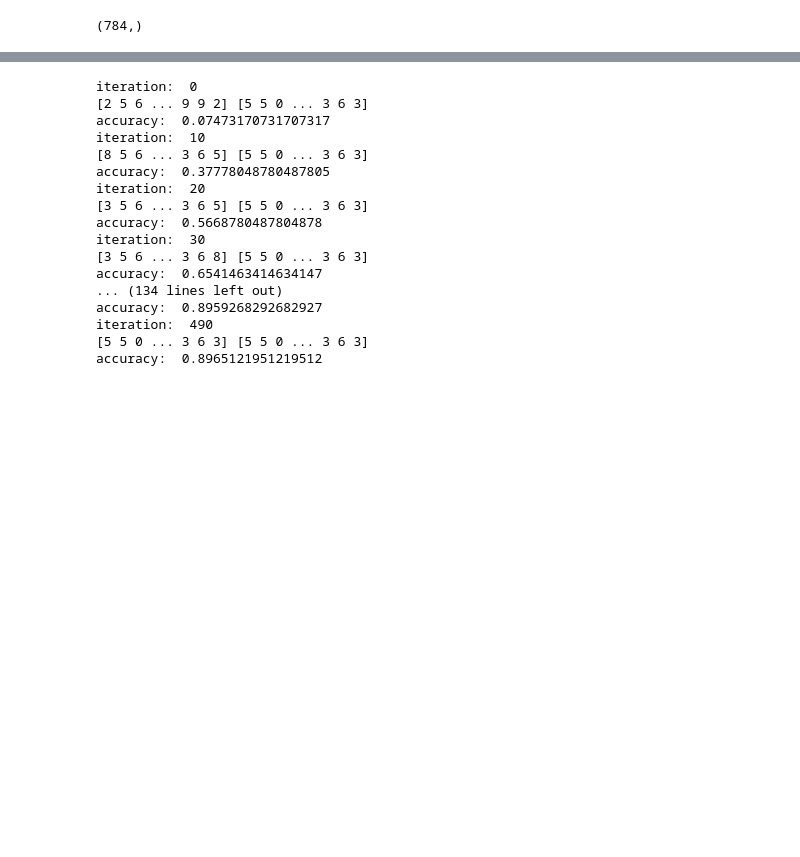
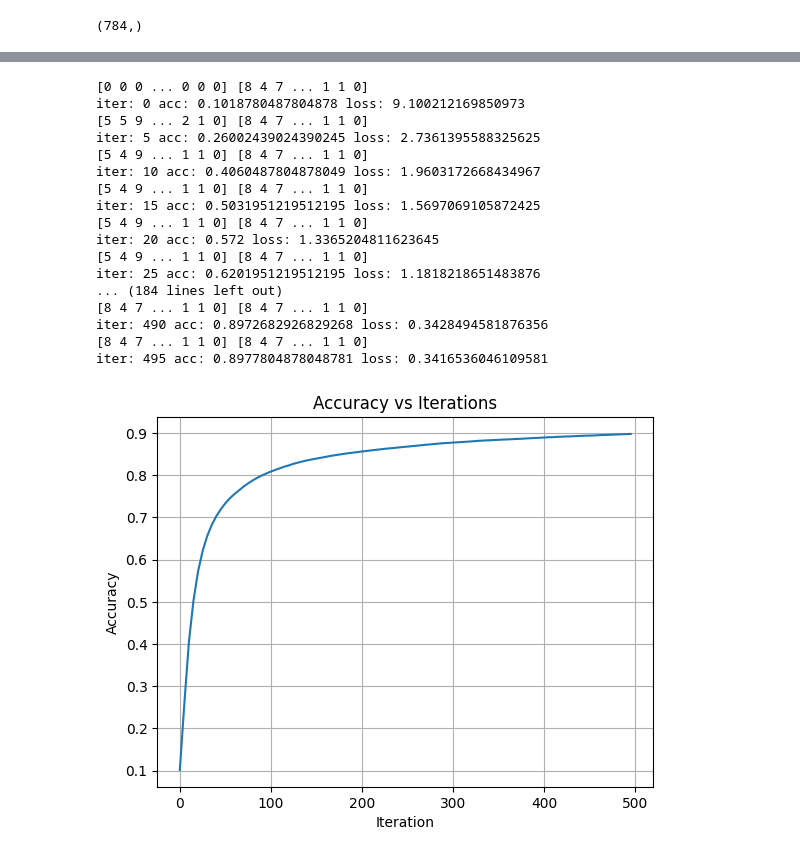
Before and after one commit to qsert123/Build_NN_Scratch_MNIST-digit_recognizer, a Jupyter notebook: nn_Scratch.ipynb, the cells around one changed output, grey strips where cells are left out. Saved outputs shown, nothing was run; the diff lists cells and outputs as text; code cells hidden in the pictures; blank space fills up the shorter version.

```diff
--- a/nn_Scratch.ipynb
+++ b/nn_Scratch.ipynb
@@ -151,23 +175,25 @@ def gradient_descent(x, y, alpha, iterations):
 # %%
-w1, b1, w2, b2 = gradient_descent(x_train, y_train, 0.10, 500)
+w1, b1, w2, b2, acc_hist, loss_hist, it_hist = gradient_descent(
+    x_train, y_train, 0.1, 500
+)
 # %% [output]
-iteration:  0
-[2 5 6 ... 9 9 2] [5 5 0 ... 3 6 3]
-accuracy:  0.07473170731707317
-iteration:  10
-[8 5 6 ... 3 6 5] [5 5 0 ... 3 6 3]
-accuracy:  0.37778048780487805
-iteration:  20
-[3 5 6 ... 3 6 5] [5 5 0 ... 3 6 3]
-accuracy:  0.5668780487804878
-iteration:  30
-[3 5 6 ... 3 6 8] [5 5 0 ... 3 6 3]
-accuracy:  0.6541463414634147
-... (134 lines left out)
-accuracy:  0.8959268292682927
-iteration:  490
-[5 5 0 ... 3 6 3] [5 5 0 ... 3 6 3]
-accuracy:  0.8965121951219512
+[0 0 0 ... 0 0 0] [8 4 7 ... 1 1 0]
+iter: 0 acc: 0.1018780487804878 loss: 9.100212169850973
+[5 5 9 ... 2 1 0] [8 4 7 ... 1 1 0]
+iter: 5 acc: 0.26002439024390245 loss: 2.7361395588325625
+[5 4 9 ... 1 1 0] [8 4 7 ... 1 1 0]
+iter: 10 acc: 0.4060487804878049 loss: 1.9603172668434967
+[5 4 9 ... 1 1 0] [8 4 7 ... 1 1 0]
+iter: 15 acc: 0.5031951219512195 loss: 1.5697069105872425
+[5 4 9 ... 1 1 0] [8 4 7 ... 1 1 0]
+iter: 20 acc: 0.572 loss: 1.3365204811623645
+[5 4 9 ... 1 1 0] [8 4 7 ... 1 1 0]
+iter: 25 acc: 0.6201951219512195 loss: 1.1818218651483876
+... (184 lines left out)
+[8 4 7 ... 1 1 0] [8 4 7 ... 1 1 0]
+iter: 490 acc: 0.8972682926829268 loss: 0.3428494581876356
+[8 4 7 ... 1 1 0] [8 4 7 ... 1 1 0]
+iter: 495 acc: 0.8977804878048781 loss: 0.3416536046109581
 # %%
 def make_predictions(x, w1, b1, w2, b2):
     _, _, _, a2 = forward_prop(w1, b1, w2, b2, x)
@@ -185,3 +211,12 @@ def test_predictions(index, w1, b1, w2, b2):
     plt.gray()
     plt.imshow(current_image)
     plt.show()
+# %%
+plt.plot(it_hist, acc_hist)
+plt.title("Accuracy vs Iterations")
+plt.xlabel("Iteration")
+plt.ylabel("Accuracy")
+plt.grid(True)
+plt.show()
+# %% [output]
+[figure, added]
```
Also changed, not shown: parts of 6 cells of this notebook.
